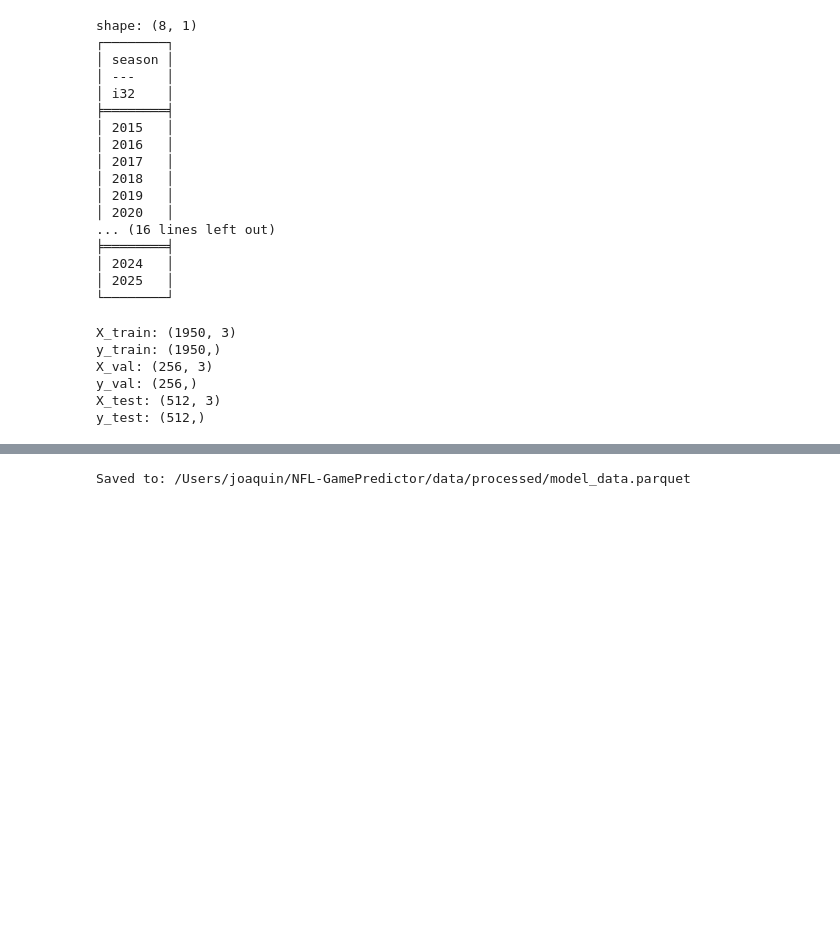
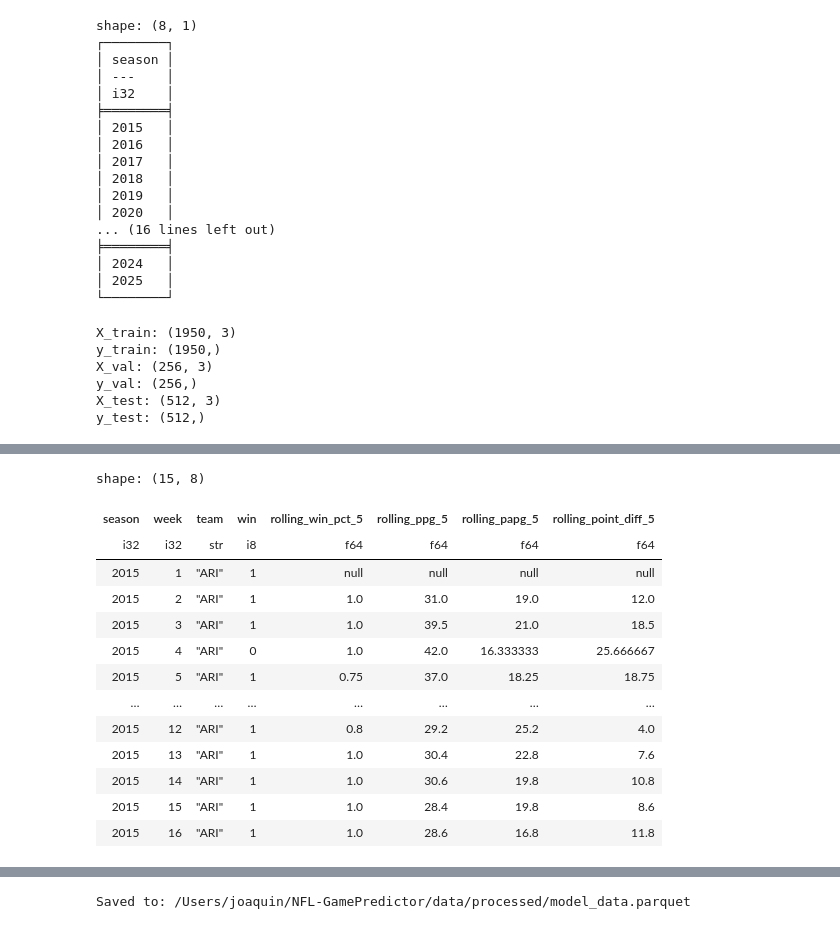
Before and after one commit to Joaquin2108/NFL-GamePredictor, a Jupyter notebook: Notebooks/feature-engineering.ipynb, the cells around one changed output, grey strips where cells are left out. Drawn from its saved outputs; the diff is of its cells as text; code cells hidden in the pictures; blank space fills up the shorter version.

```diff
--- a/Notebooks/feature-engineering.ipynb
+++ b/Notebooks/feature-engineering.ipynb
@@ -548,0 +562,53 @@ y_test: (512,)
+# %%
+team_games = team_games.with_columns([
+    pl.col("win")
+    .shift(1)
+    .rolling_mean(window_size=5, min_samples=1)
+    .over(["season", "team"])
+    .alias("rolling_win_pct_5"),
+
+    pl.col("points_for")
+    .shift(1)
+    .rolling_mean(window_size=5, min_samples=1)
+    .over(["season", "team"])
+    .alias("rolling_ppg_5"),
+
+    pl.col("points_against")
+    .shift(1)
+    .rolling_mean(window_size=5, min_samples=1)
+    .over(["season", "team"])
+    .alias("rolling_papg_5"),
+
+    (
+        (pl.col("points_for") - pl.col("points_against"))
+        .shift(1)
+        .rolling_mean(window_size=5, min_samples=1)
+        .over(["season", "team"])
+    ).alias("rolling_point_diff_5"),
+])
+# %%
+team_games.select([
+    "season",
+    "week",
+    "team",
+    "win",
+    "rolling_win_pct_5",
+    "rolling_ppg_5",
+    "rolling_papg_5",
+    "rolling_point_diff_5",
+]).head(15)
+# %% [output]
+shape: (15, 8)
+| season | week | team | win | rolling_win_pct_5 | rolling_ppg_5 | rolling_papg_5 | rolling_point_diff_5 |
+| i32 | i32 | str | i8 | f64 | f64 | f64 | f64 |
+| 2015 | 1 | "ARI" | 1 | null | null | null | null |
+| 2015 | 2 | "ARI" | 1 | 1.0 | 31.0 | 19.0 | 12.0 |
+| 2015 | 3 | "ARI" | 1 | 1.0 | 39.5 | 21.0 | 18.5 |
+| 2015 | 4 | "ARI" | 0 | 1.0 | 42.0 | 16.333333 | 25.666667 |
+| 2015 | 5 | "ARI" | 1 | 0.75 | 37.0 | 18.25 | 18.75 |
+| … | … | … | … | … | … | … | … |
+| 2015 | 12 | "ARI" | 1 | 0.8 | 29.2 | 25.2 | 4.0 |
+| 2015 | 13 | "ARI" | 1 | 1.0 | 30.4 | 22.8 | 7.6 |
+| 2015 | 14 | "ARI" | 1 | 1.0 | 30.6 | 19.8 | 10.8 |
+| 2015 | 15 | "ARI" | 1 | 1.0 | 28.4 | 19.8 | 8.6 |
+| 2015 | 16 | "ARI" | 1 | 1.0 | 28.6 | 16.8 | 11.8 |
```
Also changed, not shown: parts of 6 cells of this notebook, 1 other file.
